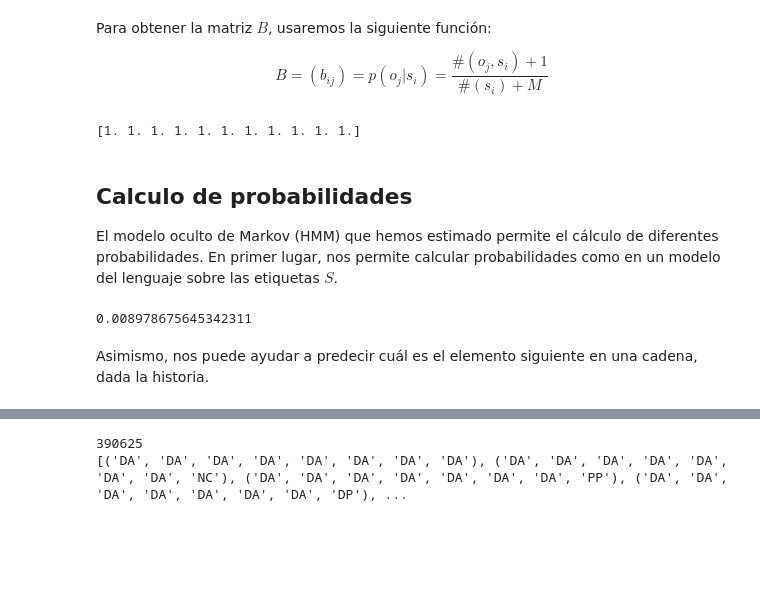
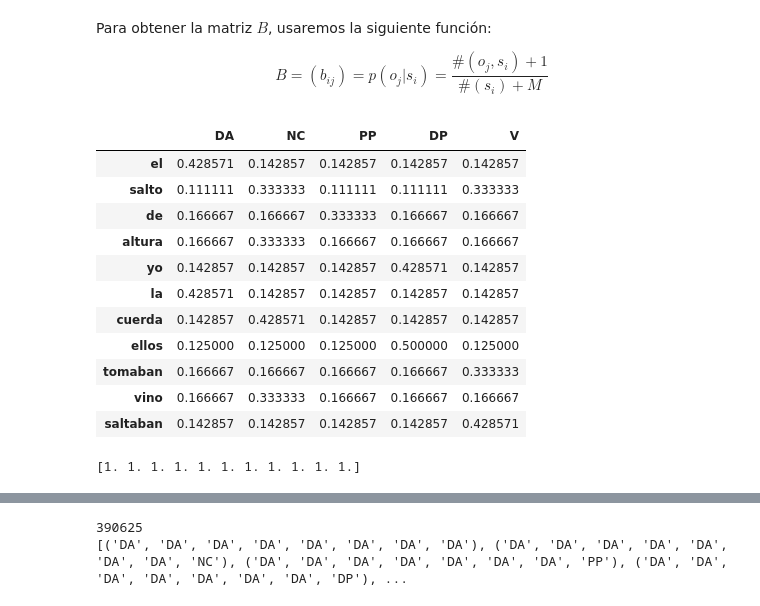
Before and after one commit to VMijangos/InteligenciaArtificial, a Jupyter notebook: Notebooks/10 HMMViterbi.ipynb, the cells around one changed output, grey strips where cells are left out. Cells and saved outputs as stored; diff of their text form; code cells hidden in the pictures; blank space fills up the shorter version.

```diff
--- a/Notebooks/10 HMMViterbi.ipynb
+++ b/Notebooks/10 HMMViterbi.ipynb
@@ -143,12 +167,23 @@ for ob, frec_ob in frec_obs.items():
 # %%
 #Smoothing
 B = ((B+1).T/(B+1).sum(1)).T
+
+pd.DataFrame(data=B, index=list(obs_voc.keys()), columns=list(ems_voc.keys())[:-2])
+# %% [output]
+|  | DA | NC | PP | DP | V |
+| el | 0.428571 | 0.142857 | 0.142857 | 0.142857 | 0.142857 |
+| salto | 0.111111 | 0.333333 | 0.111111 | 0.111111 | 0.333333 |
+| de | 0.166667 | 0.166667 | 0.333333 | 0.166667 | 0.166667 |
+| altura | 0.166667 | 0.333333 | 0.166667 | 0.166667 | 0.166667 |
+| yo | 0.142857 | 0.142857 | 0.142857 | 0.428571 | 0.142857 |
+| la | 0.428571 | 0.142857 | 0.142857 | 0.142857 | 0.142857 |
+| cuerda | 0.142857 | 0.428571 | 0.142857 | 0.142857 | 0.142857 |
+| ellos | 0.125000 | 0.125000 | 0.125000 | 0.500000 | 0.125000 |
+| tomaban | 0.166667 | 0.166667 | 0.166667 | 0.166667 | 0.333333 |
+| vino | 0.166667 | 0.333333 | 0.166667 | 0.166667 | 0.166667 |
+| saltaban | 0.142857 | 0.142857 | 0.142857 | 0.142857 | 0.428571 |
 # %%
 #Comprobar que se sume 1
 print(B.sum(1))
 # %% [output]
 [1. 1. 1. 1. 1. 1. 1. 1. 1. 1. 1.]
-# %% [markdown]
-## Calculo de probabilidades
-
-El modelo oculto de Markov (HMM) que hemos estimado permite el cálculo de diferentes probabilidades. En primer lugar, nos permite calcular probabilidades como en un modelo del lenguaje sobre las etiquetas $S$.
@@ -170,6 +189,0 @@ def prob_cad(string):
-# %%
-print(prob_cad('DA NC V'))
-# %% [output]
-0.008978675645342311
-# %% [markdown]
-Asimismo, nos puede ayudar a predecir cuál es el elemento siguiente en una cadena, dada la historia.
```
Also changed, not shown: parts of 43 cells of this notebook.
